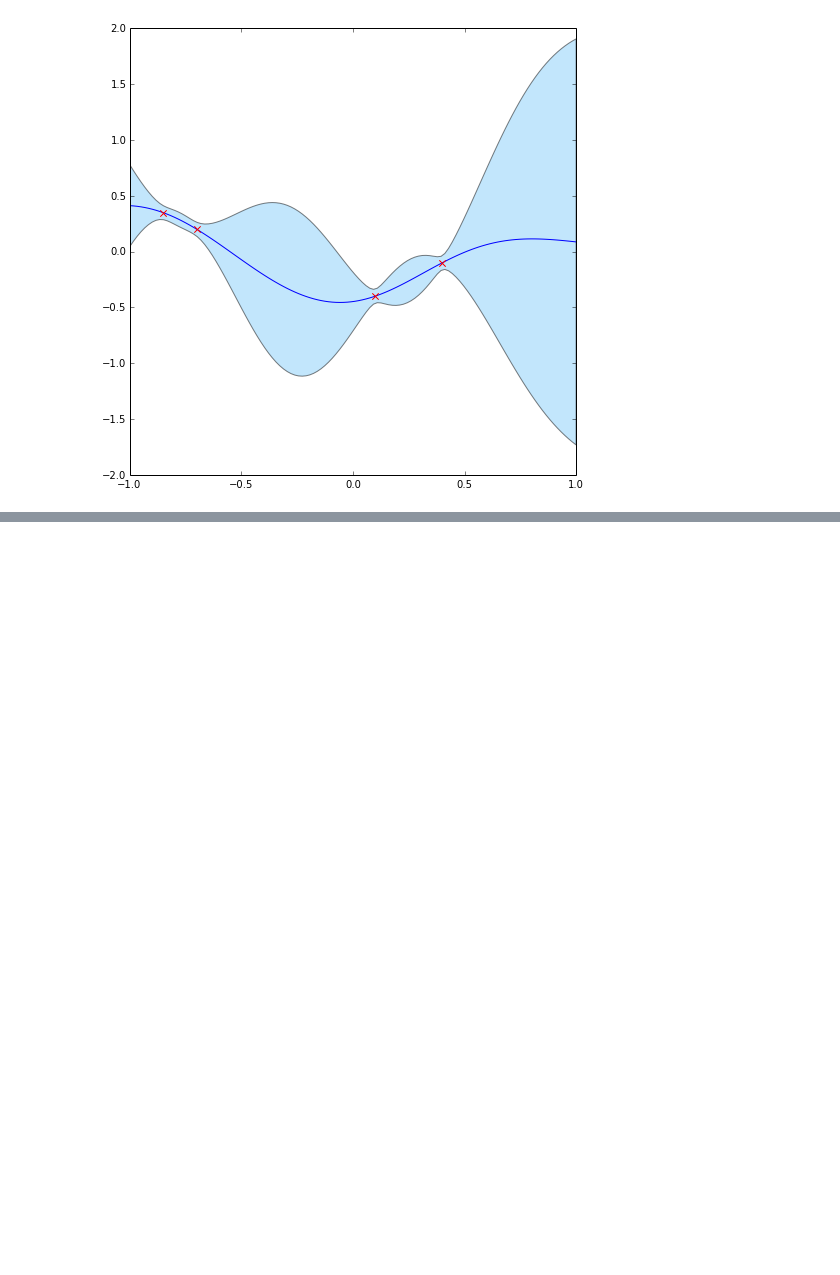
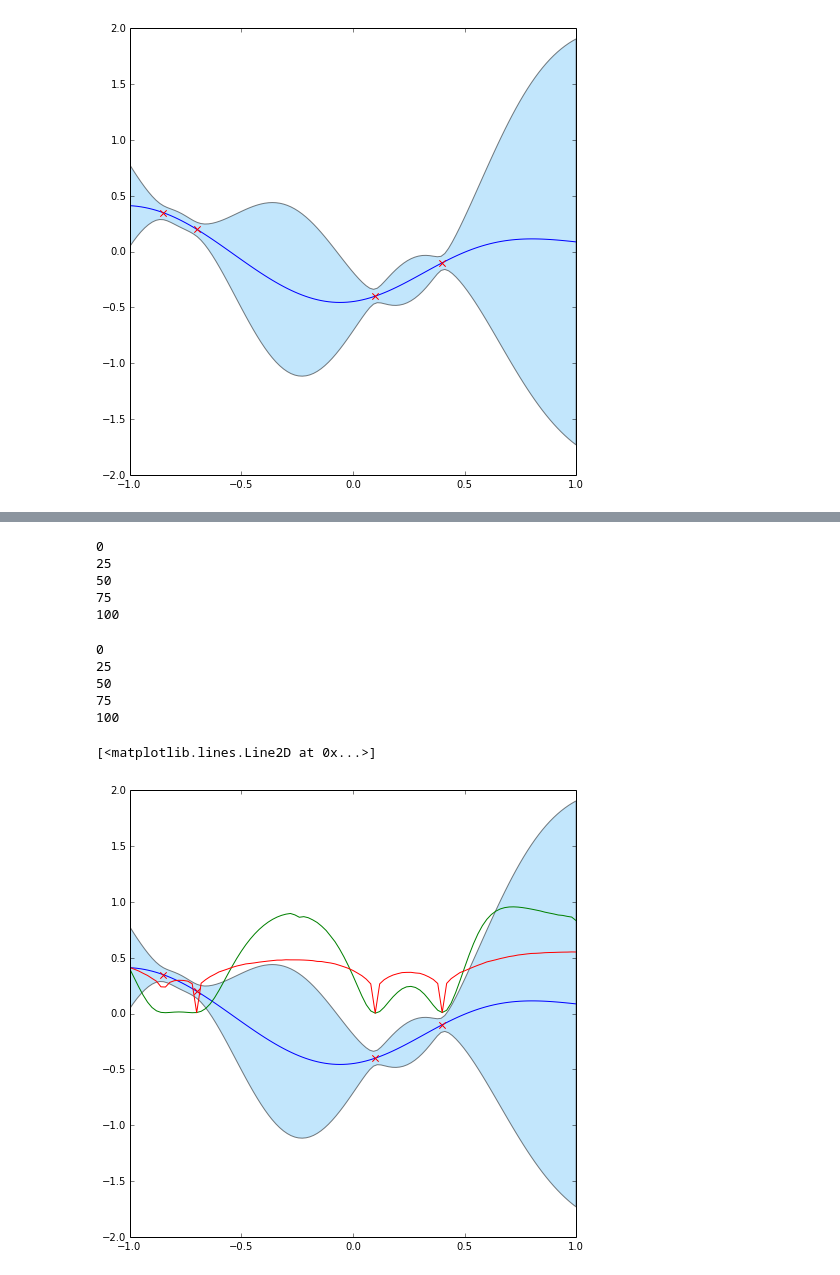
Before and after one commit to markm541374/ES, a Jupyter notebook: scatch.ipynb, the cells around one changed output, grey strips where cells are left out. Cells and saved outputs as stored; diff of their text form; code cells hidden in the pictures; blank space fills up the shorter version.

```diff
--- a/scatch.ipynb
+++ b/scatch.ipynb
@@ -135,3 +52,0 @@ class fgen1d():
-# %%
-kf = GPep.gen_sqexp_k_d([1.,0.2])
-ff=fgen1d(-1,1,1001,kf)
@@ -151,0 +93,10 @@ array([-0.79350705,  0.46949221,  0.60043128, -0.23688574, -0.12097802,
+# %%
+reload(EntropyPredict)
+GG=[[],[]]
+i=0
+for k in kfPass:
+    i+=1
+    print i
+    g=EntropyPredict.makedraws([Xo,Yo,So,Do],k,nd=100)
+    GG[0].append(g[0][0])
+    GG[1].append(g[1][0])
@@ -151,0 +121,44 @@ array([-0.79350705,  0.46949221,  0.60043128, -0.23688574, -0.12097802,
+# %%
+n=101
+Xi=sp.linspace(-1,1,n)
+#Xi=[0,12]
+Si=[0.01]
+
+H=sp.zeros(n)
+for i in xrange(n):
+    if i%25==0:
+        print i
+    H[i]=EntropyPredict.inferHmulti(GG,sp.matrix(Xi[i]).T,Si)
+# %% [output]
+0
+25
+50
+75
+100
+# %%
+g1=GPd.GPcore(Xo,Yo,So,Do,kftrue)
+
+n=101
+Xi=sp.linspace(-1,1,n)
+#Xi=[0,12]
+Si=[0.01]
+GG0=EntropyPredict.makedraws([Xo,Yo,So,Do],kftrue,nd=100)
+H0=sp.zeros(n)
+for i in xrange(n):
+    if i%25==0:
+        print i
+    H0[i]=EntropyPredict.inferHmulti(GG0,sp.matrix(Xi[i]).T,Si)
+# %% [output]
+0
+25
+50
+75
+100
+# %%
+a=GPd.plot1(g1,[-1],[1])
+
+a.plot(Xi,H0,'g')
+a.plot(Xi,H,'r')
+# %% [output]
+[<matplotlib.lines.Line2D at 0x...>]
+[figure, added]
```
Also changed, not shown: parts of 18 cells of this notebook, 2 other files.
